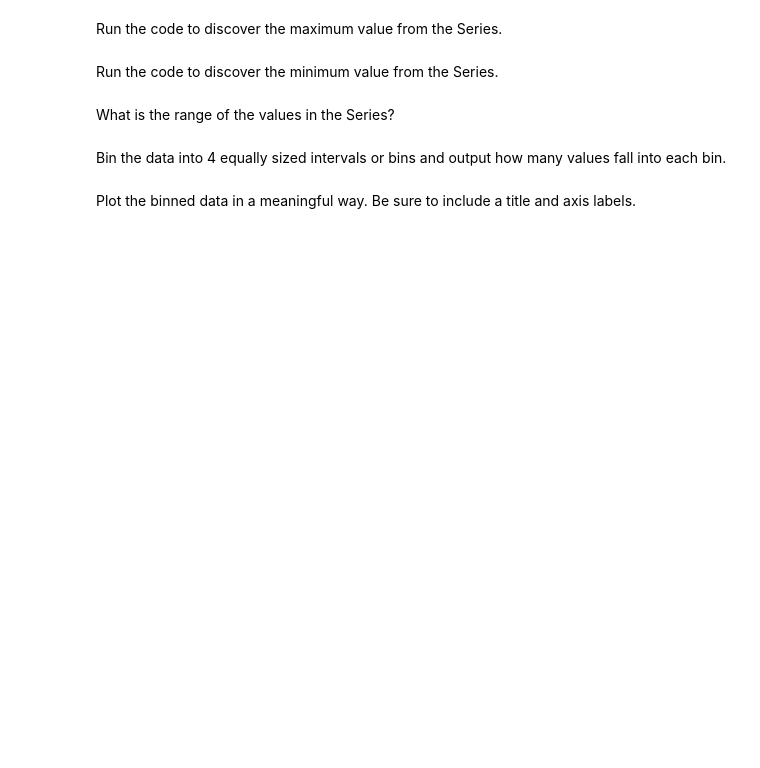
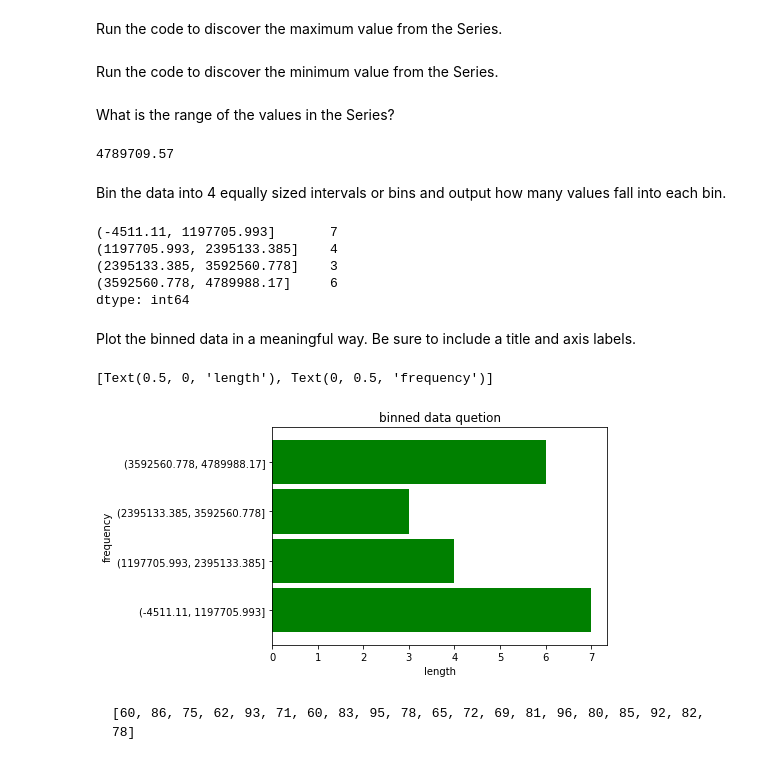
Before and after one commit to GladyBarrios/numpy-pandas-visualization-exercises, a Jupyter notebook: pandas_series.ipynb, the cells around one changed output. Saved outputs shown, nothing was run; the diff lists cells and outputs as text; code cells hidden in the pictures; blank space fills up the shorter version.

```diff
--- a/pandas_series.ipynb
+++ b/pandas_series.ipynb
@@ -443,2 +153,4 @@ plt.show()
 # %% [markdown]
     ['$796,459.41', '$278.60', '$482,571.67', '$4,503,915.98', '$2,121,418.3', '$1,260,813.3', '$87,231.01', '$1,509,175.45', '$4,138,548.00', '$2,848,913.80', '$594,715.39', '$4,789,988.17', '$4,513,644.5', '$3,191,059.97', '$1,758,712.24', '$4,338,283.54', '$4,738,303.38', '$2,791,759.67', '$769,681.94', '$452,650.23']
+# %%
+numbers = pd.Series(['$796,459.41', '$278.60', '$482,571.67', '$4,503,915.98', '$2,121,418.3', '$1,260,813.3', '$87,231.01', '$1,509,175.45', '$4,138,548.00', '$2,848,913.80', '$594,715.39', '$4,789,988.17', '$4,513,644.5', '$3,191,059.97', '$1,758,712.24', '$4,338,283.54', '$4,738,303.38', '$2,791,759.67', '$769,681.94', '$452,650.23'])
@@ -450,0 +193,4 @@ Perform the necessary manipulations by accessing Series attributes and methods t
+# %%
+new_number = numbers.str.replace('$','').str.replace(',','')
+
+new_number
@@ -451,2 +215,4 @@ Perform the necessary manipulations by accessing Series attributes and methods t
+# %%
+number_float = new_number.astype('float')
 # %% [markdown]
 Run the code to discover the maximum value from the Series.
@@ -455,6 +225,27 @@ Run the code to discover the minimum value from the Series.
 # %% [markdown]
 What is the range of the values in the Series?
+# %%
+number_range = num_max - num_min
+
+number_range
+# %% [output]
+4789709.57
 # %% [markdown]
 Bin the data into 4 equally sized intervals or bins and output how many values fall into each bin.
+# %%
+pd.cut(number_float, 4).value_counts().sort_index()
+# %% [output]
+(-4511.11, 1197705.993]       7
+(1197705.993, 2395133.385]    4
+(2395133.385, 3592560.778]    3
+(3592560.778, 4789988.17]     6
+dtype: int64
 # %% [markdown]
 Plot the binned data in a meaningful way. Be sure to include a title and axis labels.
+# %%
+pd.cut(number_float, 4).value_counts().sort_index().plot.barh(color = 'green', title = 'binned data quetion', width= .9).set(xlabel='length', ylabel='frequency')
+# %% [output]
+[Text(0.5, 0, 'length'), Text(0, 0.5, 'frequency')]
+[figure, added]
+# %% [markdown]
+    [60, 86, 75, 62, 93, 71, 60, 83, 95, 78, 65, 72, 69, 81, 96, 80, 85, 92, 82, 78]
```
Also changed, not shown: parts of 56 cells of this notebook, 1 other file.
